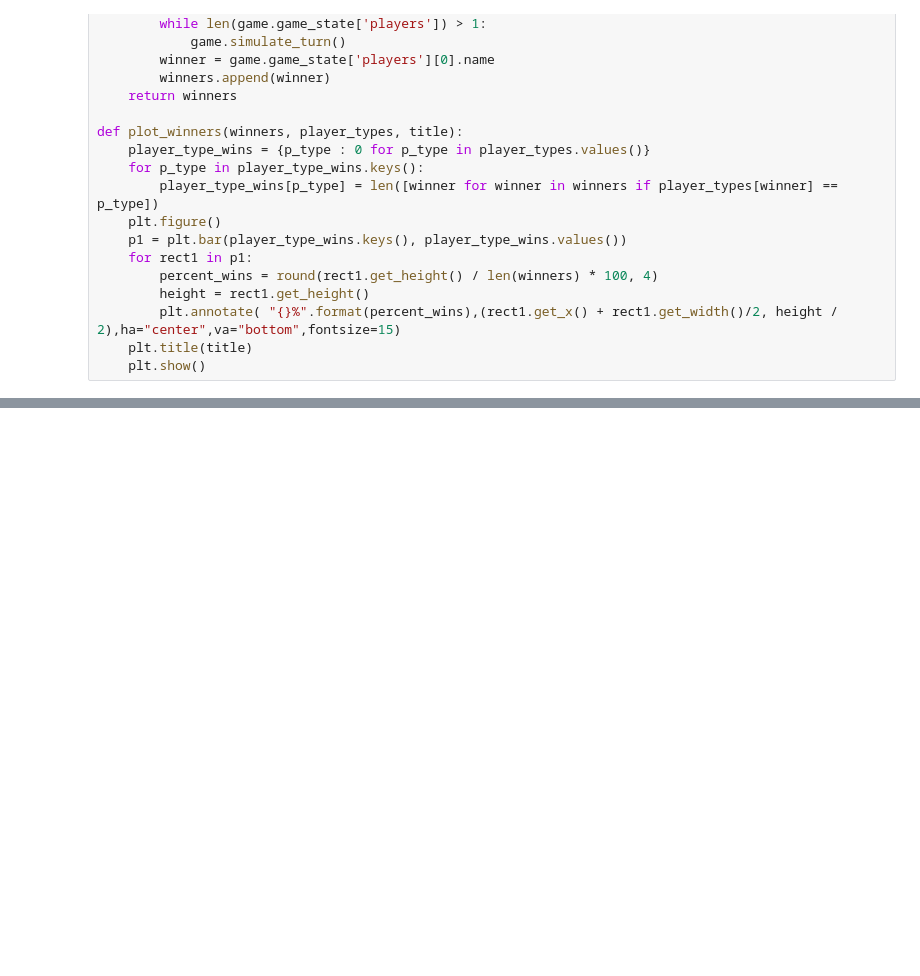
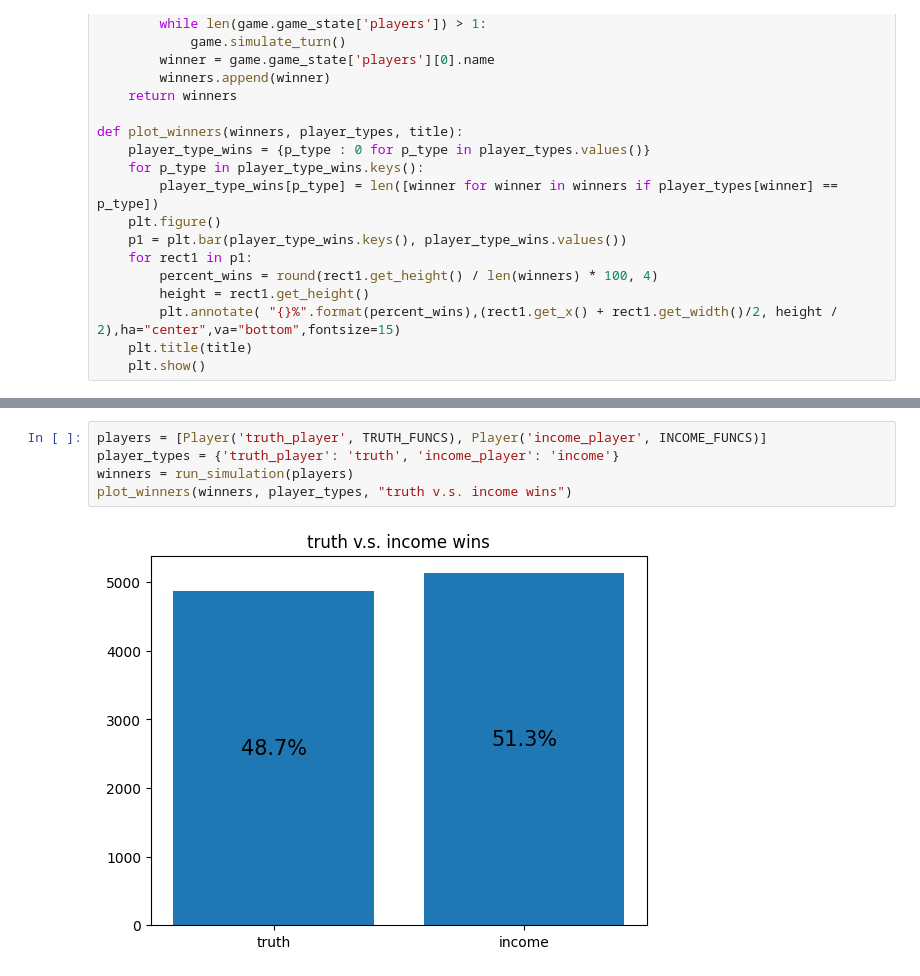
Before and after one commit to riensou/coup, a Jupyter notebook: simulate.ipynb, the cells around one changed output, grey strips where cells are left out. Saved outputs shown, nothing was run; the diff lists cells and outputs as text; blank space fills up the shorter version.

```diff
--- a/simulate.ipynb
+++ b/simulate.ipynb
@@ -93,0 +108,7 @@ plot_winners(winners, player_types, "truth v.s. truth v.s. greedy v.s. greedy wi
+# %%
+players = [Player('truth_player', TRUTH_FUNCS), Player('income_player', INCOME_FUNCS)]
+player_types = {'truth_player': 'truth', 'income_player': 'income'}
+winners = run_simulation(players)
+plot_winners(winners, player_types, "truth v.s. income wins")
+# %% [output]
+[figure, added]
```
Also changed, not shown: parts of 12 cells of this notebook, 1 other file.
